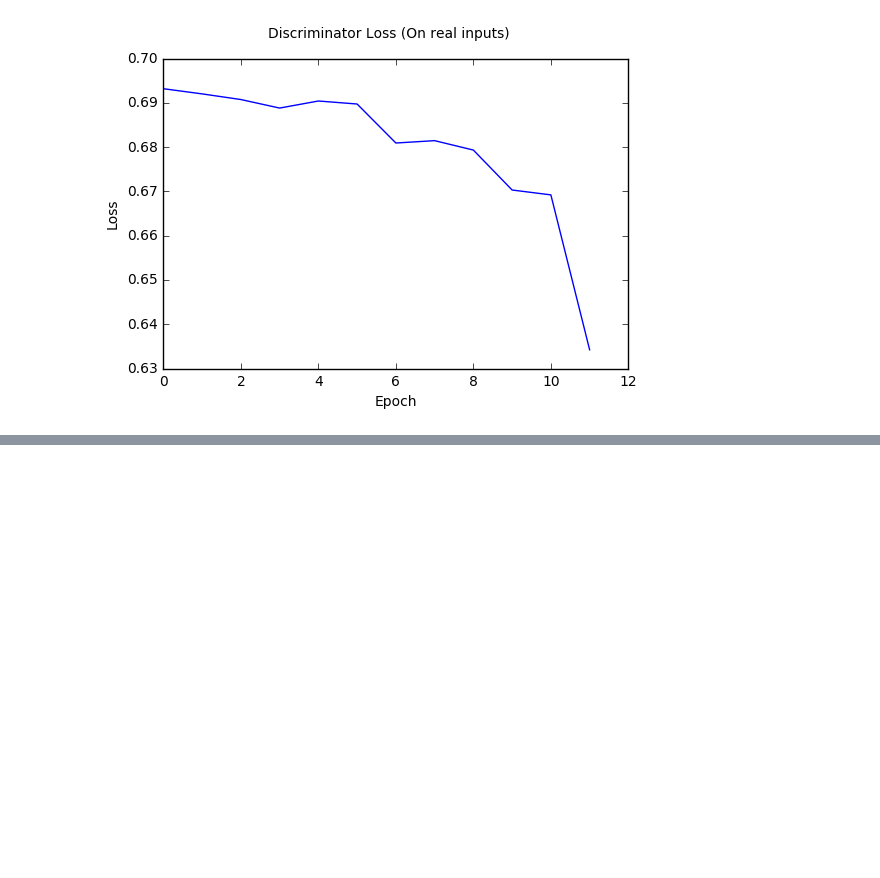
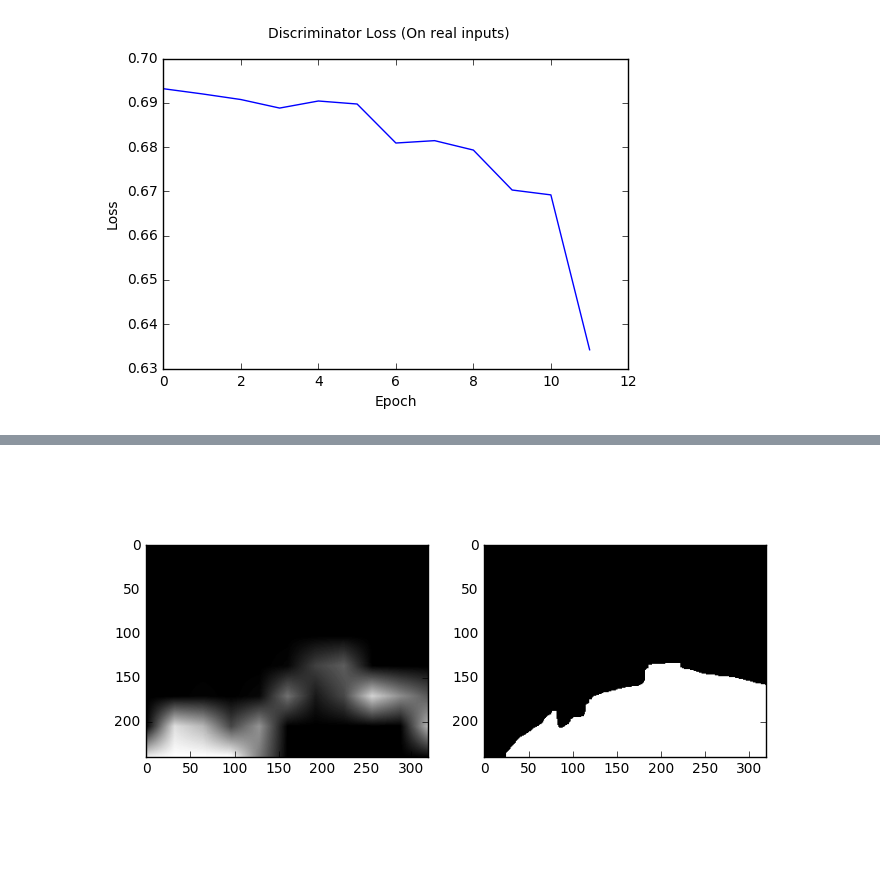
Before and after one commit to nexus-kgp/adseg, a Jupyter notebook: after_12_epoch/loss_visualize.ipynb, the cells around one changed output, grey strips where cells are left out. Saved outputs shown, nothing was run; the diff lists cells and outputs as text; code cells hidden in the pictures; blank space fills up the shorter version.

```diff
--- a/after_12_epoch/loss_visualize.ipynb
+++ b/after_12_epoch/loss_visualize.ipynb
@@ -55,0 +104,9 @@ fig.savefig('Dlossreal')
+# %%
+classes = []
+for i in range(8):
+    classes.append(np.array(Image.open('class{}.png'.format(i+1))))
+# %%
+for i in range()
+Image.fromarray(classes[2][200:-200,50:-50,:])
+# %% [output]
+[figure, added]
```
Also changed, not shown: parts of 10 cells of this notebook, 9 other files.
